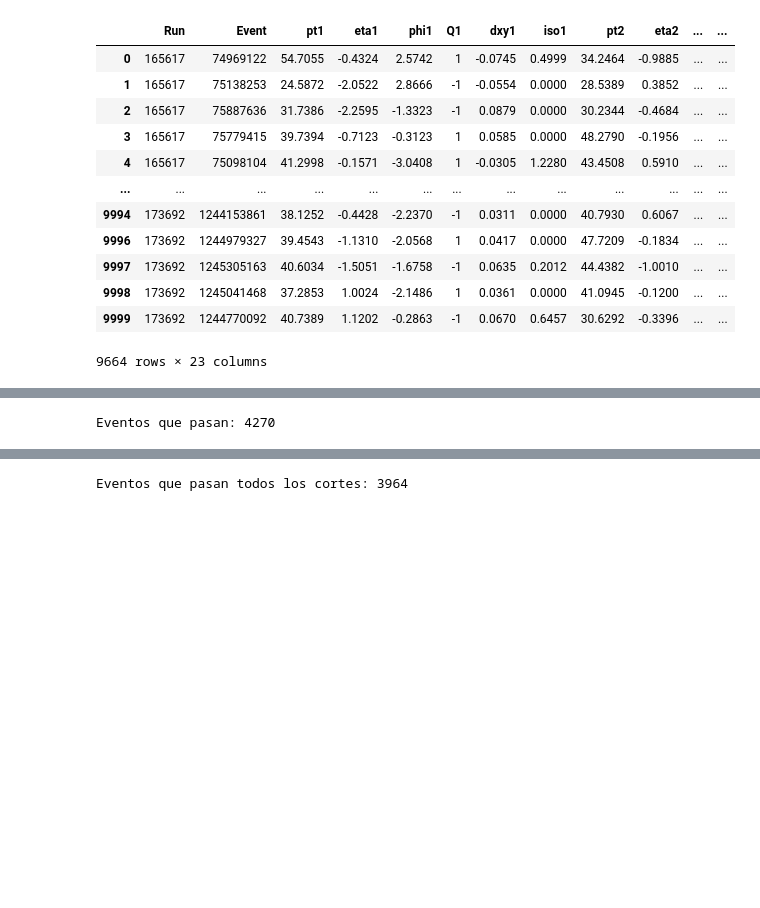
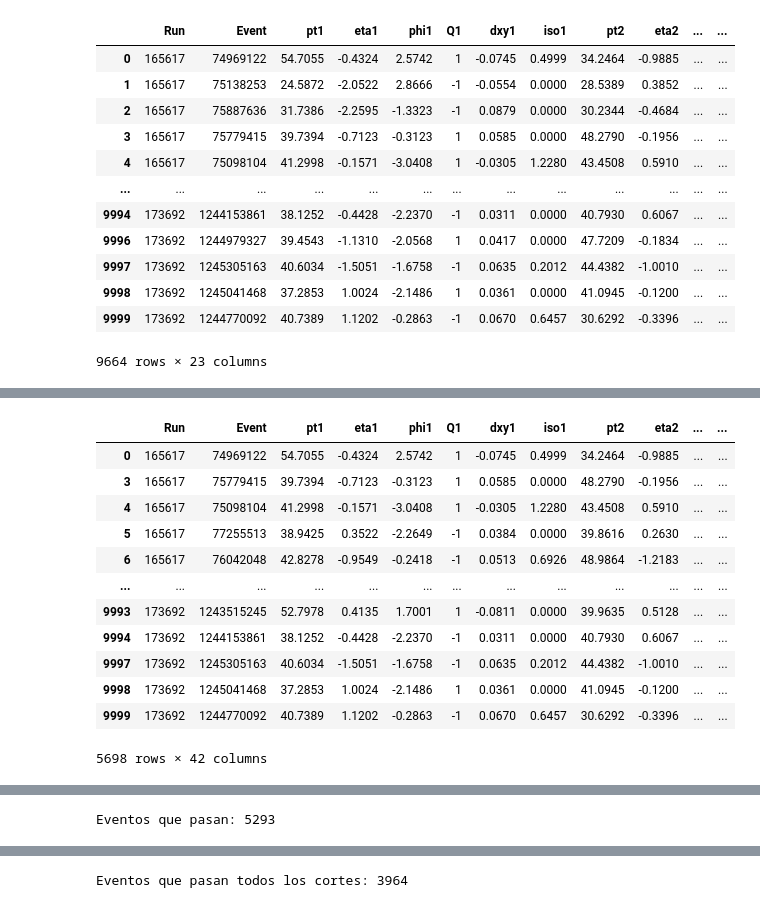
Before and after one commit to ProgramasParaFisicaDeParticulas/lecturadedatosabiertoscmszmumu-MPM-cvr, a Jupyter notebook: CMSOpenDataZtoMuMu.ipynb, the cells around one changed output, grey strips where cells are left out. Saved outputs shown, nothing was run; the diff lists cells and outputs as text; code cells hidden in the pictures; blank space fills up the shorter version.

```diff
--- a/CMSOpenDataZtoMuMu.ipynb
+++ b/CMSOpenDataZtoMuMu.ipynb
@@ -476,3 +672,21 @@ Eventos que pasan: 6857
+# %%
+df_fil5 = df_fil4[(df_fil4['phi'] > 2.8)].copy()
+
+df_fil5
+# %% [output]
+|  | Run | Event | pt1 | eta1 | phi1 | Q1 | dxy1 | iso1 | pt2 | eta2 | ... | ... |
+| 0 | 165617 | 74969122 | 54.7055 | -0.4324 | 2.5742 | 1 | -0.0745 | 0.4999 | 34.2464 | -0.9885 | ... | ... |
+| 3 | 165617 | 75779415 | 39.7394 | -0.7123 | -0.3123 | 1 | 0.0585 | 0.0000 | 48.2790 | -0.1956 | ... | ... |
+| 4 | 165617 | 75098104 | 41.2998 | -0.1571 | -3.0408 | 1 | -0.0305 | 1.2280 | 43.4508 | 0.5910 | ... | ... |
+| 5 | 165617 | 77255513 | 38.9425 | 0.3522 | -2.2649 | -1 | 0.0384 | 0.0000 | 39.8616 | 0.2630 | ... | ... |
+| 6 | 165617 | 76042048 | 42.8278 | -0.9549 | -0.2418 | -1 | 0.0513 | 0.6926 | 48.9864 | -1.2183 | ... | ... |
+| ... | ... | ... | ... | ... | ... | ... | ... | ... | ... | ... | ... | ... |
+| 9993 | 173692 | 1243515245 | 52.7978 | 0.4135 | 1.7001 | 1 | -0.0811 | 0.0000 | 39.9635 | 0.5128 | ... | ... |
+| 9994 | 173692 | 1244153861 | 38.1252 | -0.4428 | -2.2370 | -1 | 0.0311 | 0.0000 | 40.7930 | 0.6067 | ... | ... |
+| 9997 | 173692 | 1245305163 | 40.6034 | -1.5051 | -1.6758 | -1 | 0.0635 | 0.2012 | 44.4382 | -1.0010 | ... | ... |
+| 9998 | 173692 | 1245041468 | 37.2853 | 1.0024 | -2.1486 | 1 | 0.0361 | 0.0000 | 41.0945 | -0.1200 | ... | ... |
+| 9999 | 173692 | 1244770092 | 40.7389 | 1.1202 | -0.2863 | -1 | 0.0670 | 0.6457 | 30.6292 | -0.3396 | ... | ... |
+5698 rows × 42 columns
 # %%
 import plotly.express as px
 
@@ -496,8 +710,8 @@ fig.show()
 # %%
 thr=10
 
-sel_b= (0.5<df_fil['pt_f']) & (df_fil['pt_f']<1)
+sel_b= (0.5<df_fil5['pt_f']) & (df_fil5['pt_f']<1.5)
 candidatospt = sel_b.sum()
 print(f'Eventos que pasan: {candidatospt}')
 # %% [output]
-Eventos que pasan: 4270
+Eventos que pasan: 5293
```
Also changed, not shown: parts of 25 cells of this notebook.
